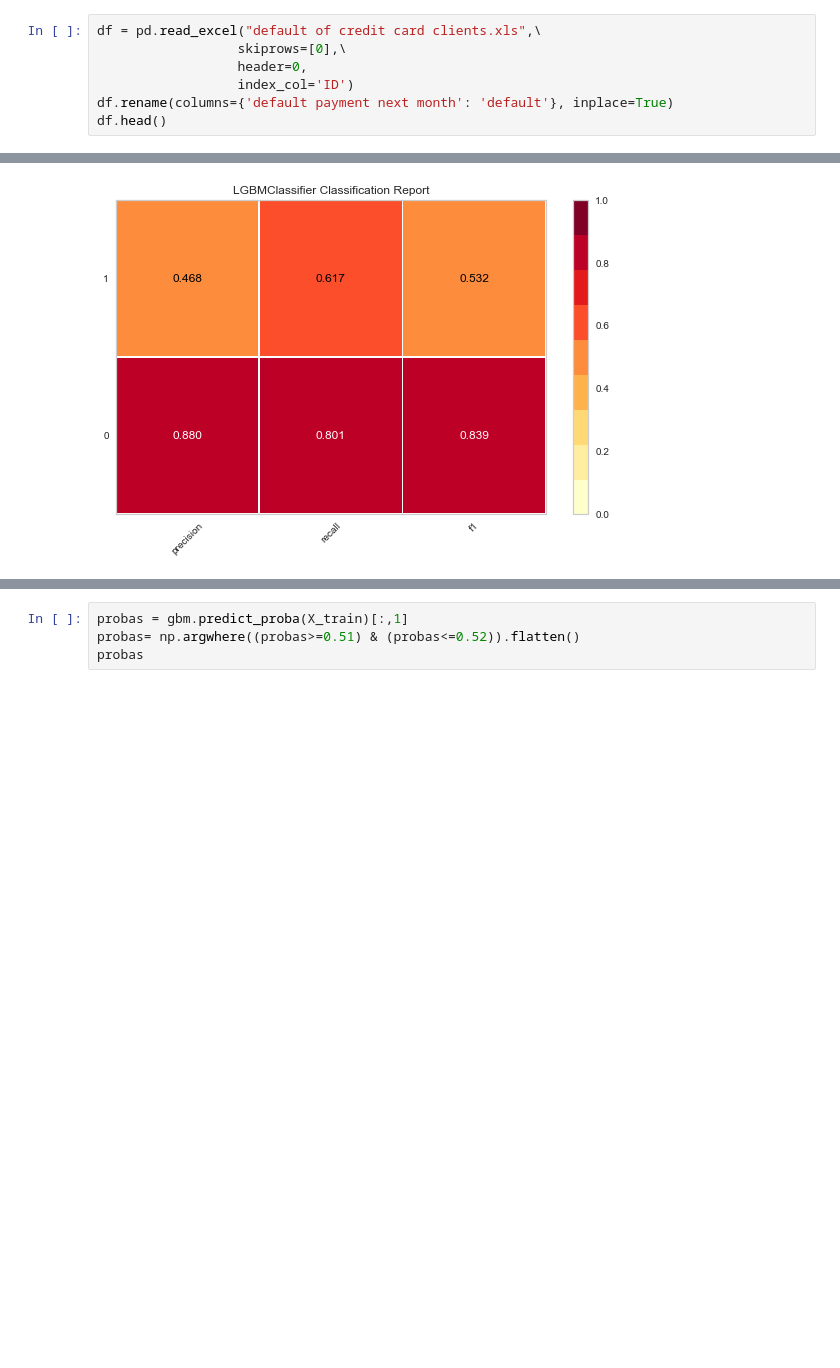
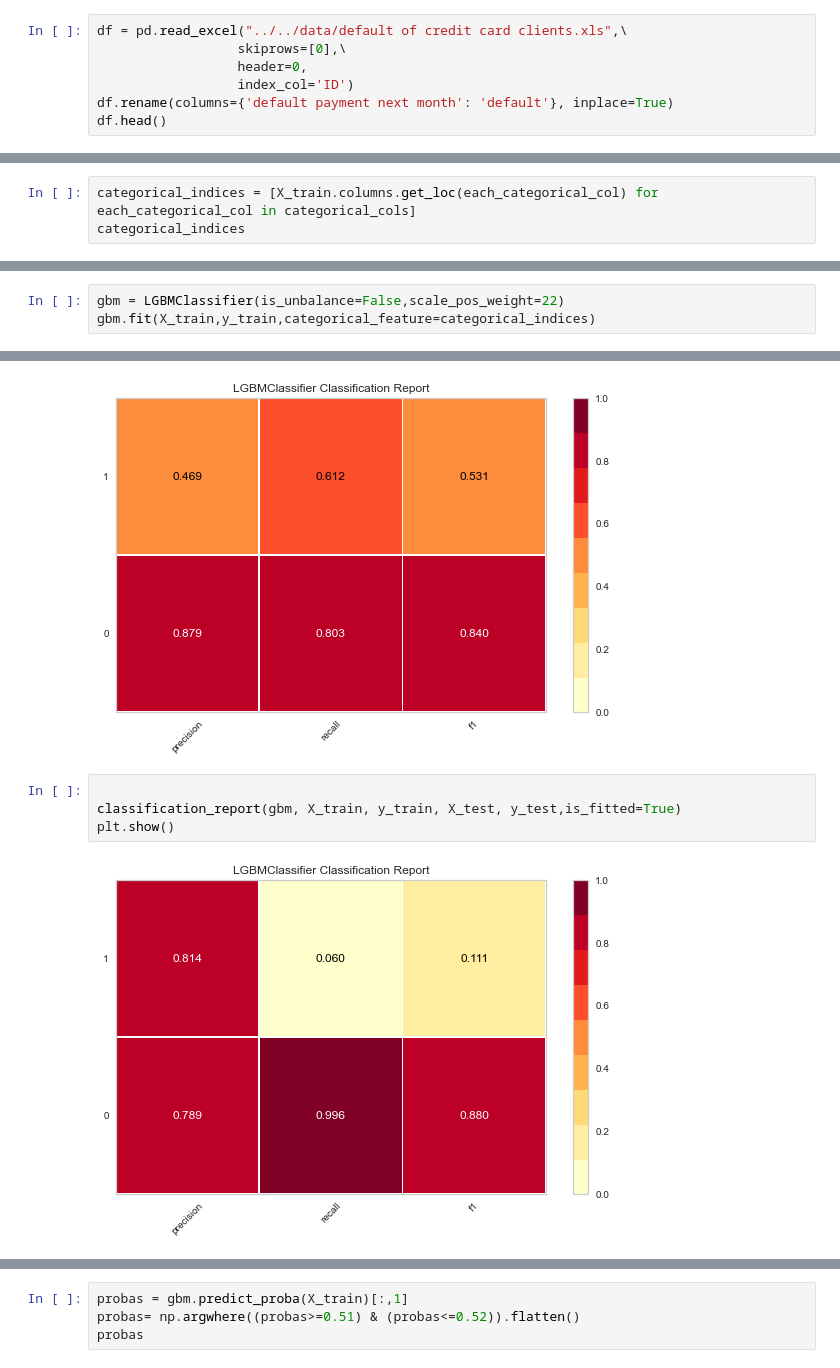
Before and after one commit to satya-pattnaik/end_end_ml_projects, a Jupyter notebook: XAI/credit_card_xai/xai.ipynb, the cells around one changed output, grey strips where cells are left out. Cells and saved outputs as stored; diff of their text form; blank space fills up the shorter version.

```diff
--- a/XAI/credit_card_xai/xai.ipynb
+++ b/XAI/credit_card_xai/xai.ipynb
@@ -25,7 +27,7 @@ shap.initjs()
 # %% [output]
 [interactive output not drawn]
 # %%
-df = pd.read_excel("default of credit card clients.xls",\
+df = pd.read_excel("../../data/default of credit card clients.xls",\
                   skiprows=[0],\
                   header=0,
                   index_col='ID')
@@ -81,3 +87,6 @@ X_train, X_test, y_train, y_test = train_test_split(
                                                 df.loc[:,~df.columns.isin(['default'])],
                                                 df['default'],
                                     test_size=0.33, random_state=42, stratify=df['default'])
+# %%
+categorical_indices = [X_train.columns.get_loc(each_categorical_col) for each_categorical_col in categorical_cols]
+categorical_indices
@@ -95,0 +107,3 @@ gbm = Pipeline(steps=[('preprocessor', preprocessor),
+# %%
+gbm = LGBMClassifier(is_unbalance=False,scale_pos_weight=22)
+gbm.fit(X_train,y_train,categorical_feature=categorical_indices)
@@ -117,6 +121,12 @@ classification_report(gbm, X_train, y_train, X_test, y_test,is_fitted=True)
 plt.show()
 # %% [output]
 [figure]
+# %%
+
+classification_report(gbm, X_train, y_train, X_test, y_test,is_fitted=True)
+plt.show()
+# %% [output]
+[figure, added]
 # %%
 continious_cols = list(set(df.columns.tolist()).difference(categorical_cols).difference(set(['default'])))
 continious_cols
```
Also changed, not shown: parts of 16 cells of this notebook.
